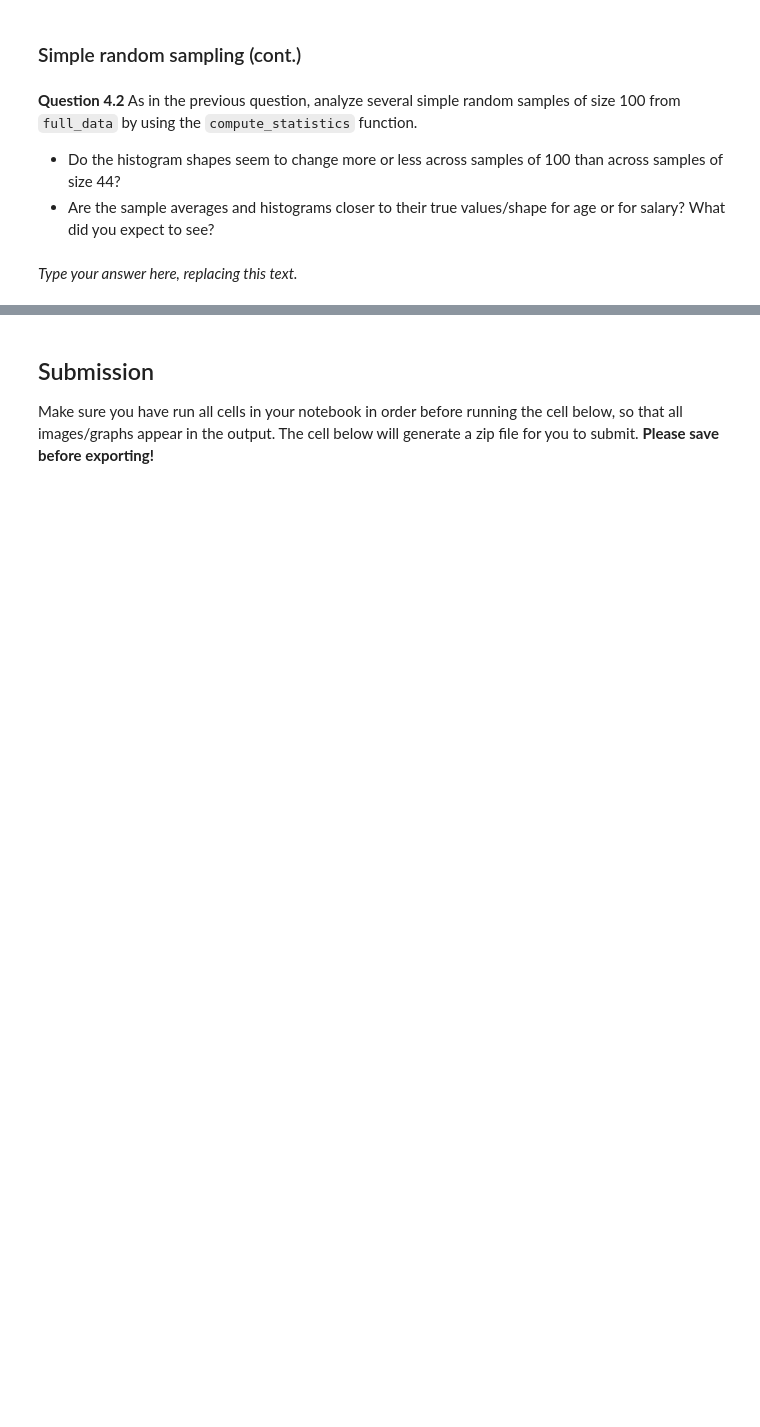
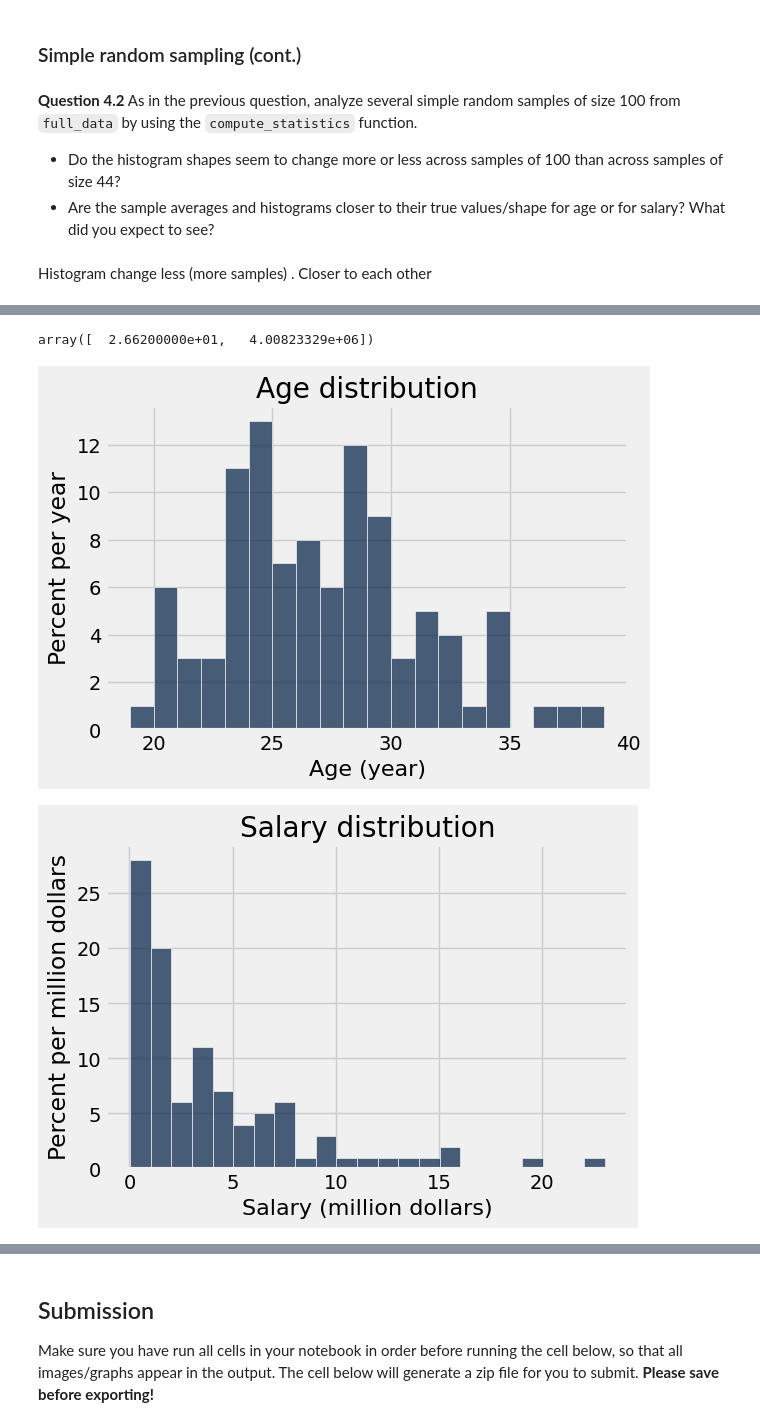
Before and after one commit to sondank1010/materials-sp22, a Jupyter notebook: lab/lab05/lab05.ipynb, the cells around one changed output, grey strips where cells are left out. Saved outputs shown, nothing was run; the diff lists cells and outputs as text; code cells hidden in the pictures; blank space fills up the shorter version.

```diff
--- a/lab/lab05/lab05.ipynb
+++ b/lab/lab05/lab05.ipynb
@@ -432,13 +490,18 @@ grader.check("q41")
 - Do the histogram shapes seem to change more or less across samples of 100 than across samples of size 44?
 - Are the sample averages and histograms closer to their true values/shape for age or for salary?  What did you expect to see?
 # %% [markdown]
-_Type your answer here, replacing this text._
+Histogram  change less (more samples) .
+Closer to each other
 # %% [markdown]
 <!-- BEGIN QUESTION -->
 # %%
-my_large_srswor_data = ...
-my_large_stats = ...
+my_large_srswor_data = full_data.sample(100, with_replacement = False)
+my_large_stats = compute_statistics(my_large_srswor_data)
 my_large_stats
+# %% [output]
+array([  2.66200000e+01,   4.00823329e+06])
+[figure, added]
+[figure, added]
 # %% [markdown]
 <!-- END QUESTION -->
 
```
Also changed, not shown: parts of 15 cells of this notebook, 5 other files.
